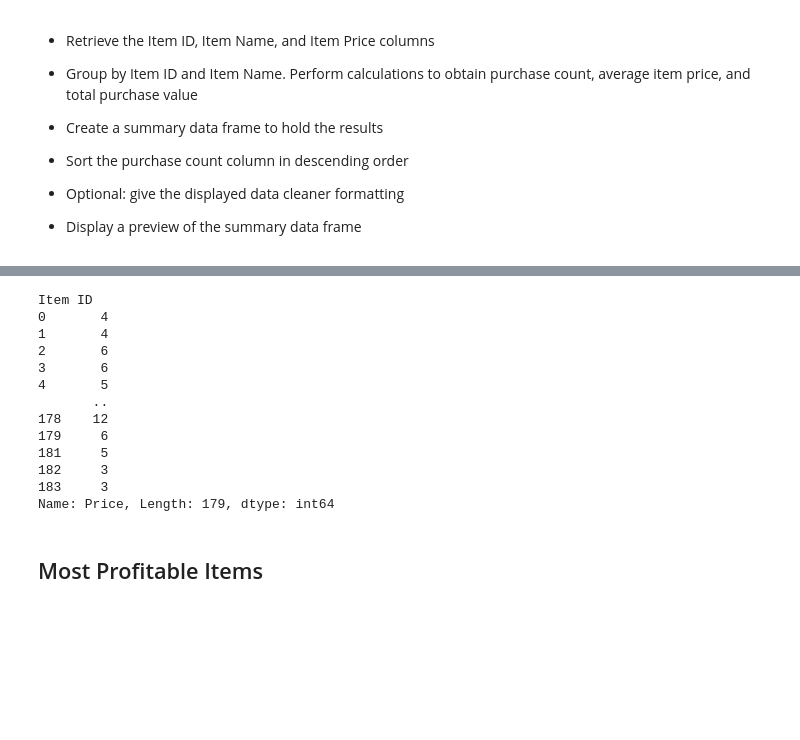
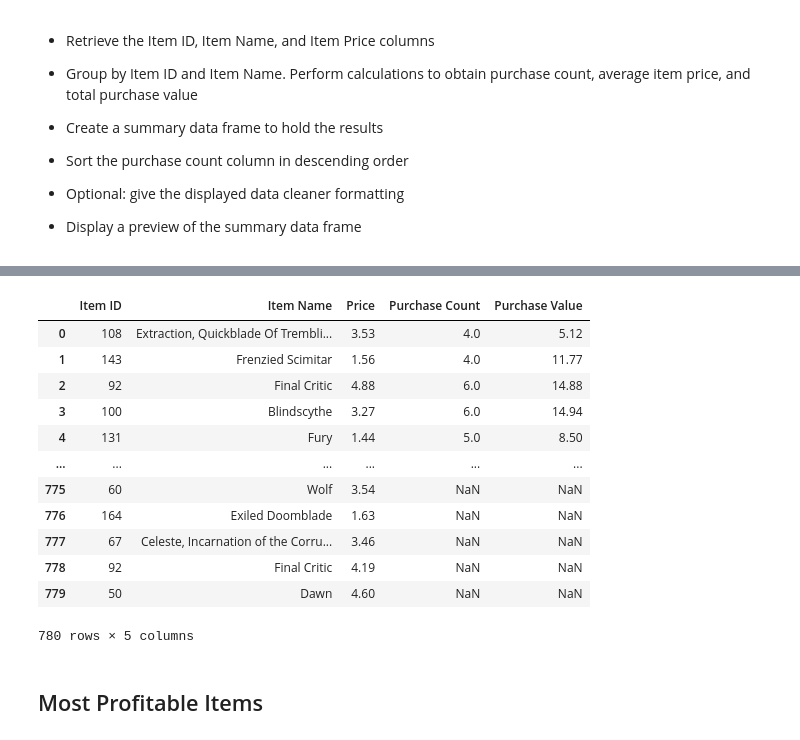
Before and after one commit to jhurley684/04_pandas-Heroes_of_Pymoli, a Jupyter notebook: Instructions/HeroesOfPymoli/HeroesOfPymoli_starter.ipynb, the cells around one changed output, grey strips where cells are left out. Cells and saved outputs as stored; diff of their text form; code cells hidden in the pictures; blank space fills up the shorter version.

```diff
--- a/Instructions/HeroesOfPymoli/HeroesOfPymoli_starter.ipynb
+++ b/Instructions/HeroesOfPymoli/HeroesOfPymoli_starter.ipynb
@@ -159,8 +164,11 @@ purch_analysis = purch_analysis.rename(columns = {"Item ID" : "Purchase",})
 * Display Age Demographics Table
 # %%
 # Create bins for age groups
-bins = [0, 10, 20, 30, 40, 50, 61, 100]
-group_names = ["Under 10", "11-20", "21-30", "31-40", "41-50","51-60","Over 60" ]
+bins = [0, 9, 14, 19, 24, 29, 34, 39, 100]
 
+# Name the bins
+group_names = ["Under 10", "10-14", "15-19", "20-24", "25-29","30-34", "35-39", "40+" ]
+
+# Put data in labeled bins
 purchase_data["Age Range"] = pd.cut(purchase_data["Age"], bins, labels=group_names, include_lowest=True)
 purchase_data.head()
@@ -294,26 +339,41 @@ popular_items
-# %%
-grouped_items = popular_items.groupby('Item ID').count()
-purch_count = grouped_items['Price']
-purch_count
-
-
-# popular_items['count']= (popular_items['Item ID'].count())
-# gender_count_df["Percentage of Players"] = (gender_count_df["SN"]/gender_count_df["SN"].sum()) *100
-# popular_items['Item ID'].count()
-# %% [output]
-Item ID
-0       4
-1       4
-2       6
-3       6
-4       5
-       ..
-178    12
-179     6
-181     5
-182     3
-183     3
-Name: Price, Length: 179, dtype: int64
+# %%
+# Retrieve Item ID, Item Name, and Item Price columns
+summary_columns = purchase_data[['Item ID', 'Item Name', 'Price']]
+
+# Put summary_columns into a dataframe so that below calcs can be performed
+summary_frame = pd.DataFrame(summary_columns)
+
+# Group the data by Item ID & Item Name
+grouped_items =summary_columns.groupby('Item ID')
+
+# Count the number items purchased per item
+purch_count = grouped_items[["Item ID"]].count()
+
+# Calculate total purchase value per item
+purch_value = grouped_items[['Price']].sum()
+
+# Add "Purchase Count" to the summary frame
+summary_frame["Purchase Count"] = (purch_count)
+
+# Add "Purchase Value" to the summary frame
+summary_frame["Purchase Value"] = (purch_value)
+
+# Display Preview Frame
+summary_frame
+# %% [output]
+|  | Item ID | Item Name | Price | Purchase Count | Purchase Value |
+| 0 | 108 | Extraction, Quickblade Of Trembli... | 3.53 | 4.0 | 5.12 |
+| 1 | 143 | Frenzied Scimitar | 1.56 | 4.0 | 11.77 |
+| 2 | 92 | Final Critic | 4.88 | 6.0 | 14.88 |
+| 3 | 100 | Blindscythe | 3.27 | 6.0 | 14.94 |
+| 4 | 131 | Fury | 1.44 | 5.0 | 8.50 |
+| ... | ... | ... | ... | ... | ... |
+| 775 | 60 | Wolf | 3.54 | NaN | NaN |
+| 776 | 164 | Exiled Doomblade | 1.63 | NaN | NaN |
+| 777 | 67 | Celeste, Incarnation of the Corru... | 3.46 | NaN | NaN |
+| 778 | 92 | Final Critic | 4.19 | NaN | NaN |
+| 779 | 50 | Dawn | 4.60 | NaN | NaN |
+780 rows × 5 columns
 # %% [markdown]
 ## Most Profitable Items
 # %% [markdown]
```
Also changed, not shown: parts of 16 cells of this notebook.
